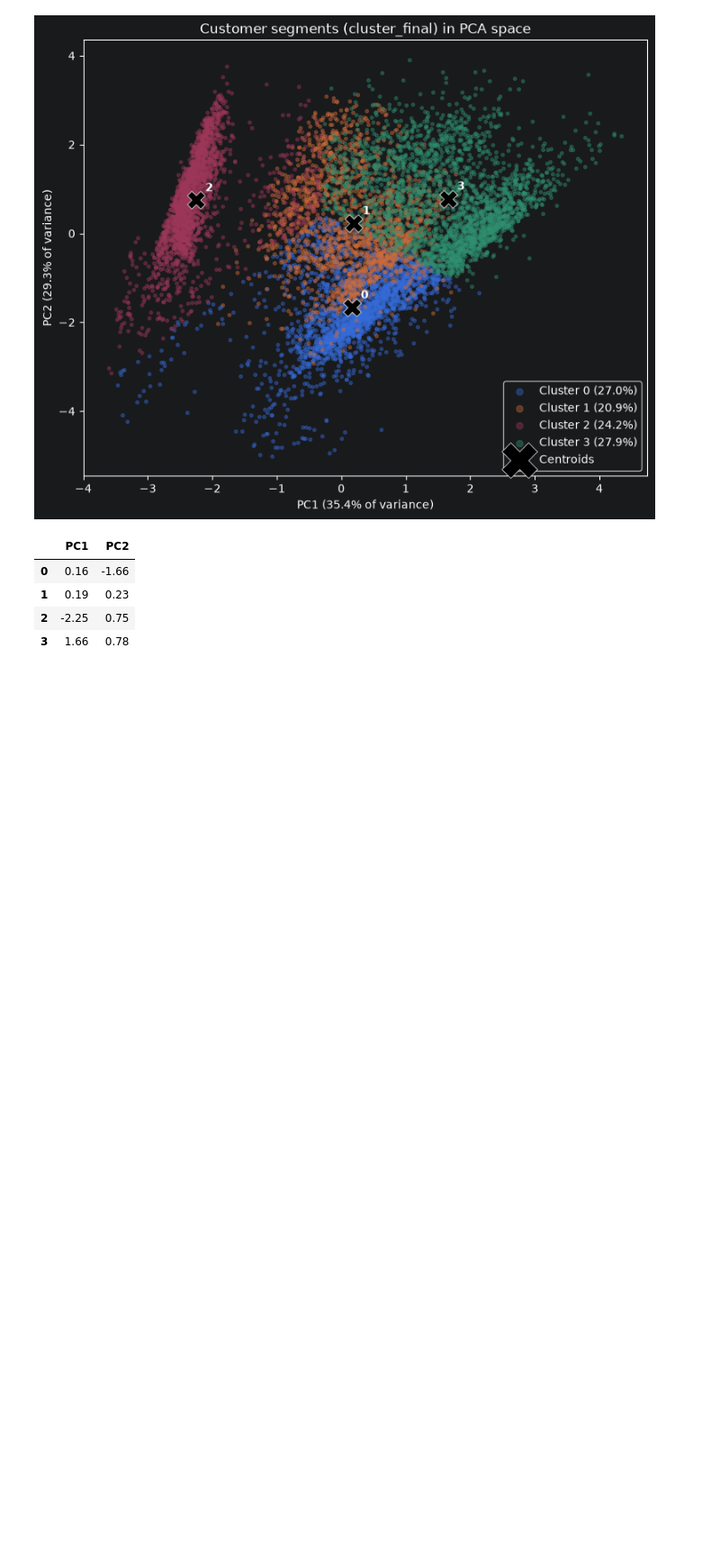
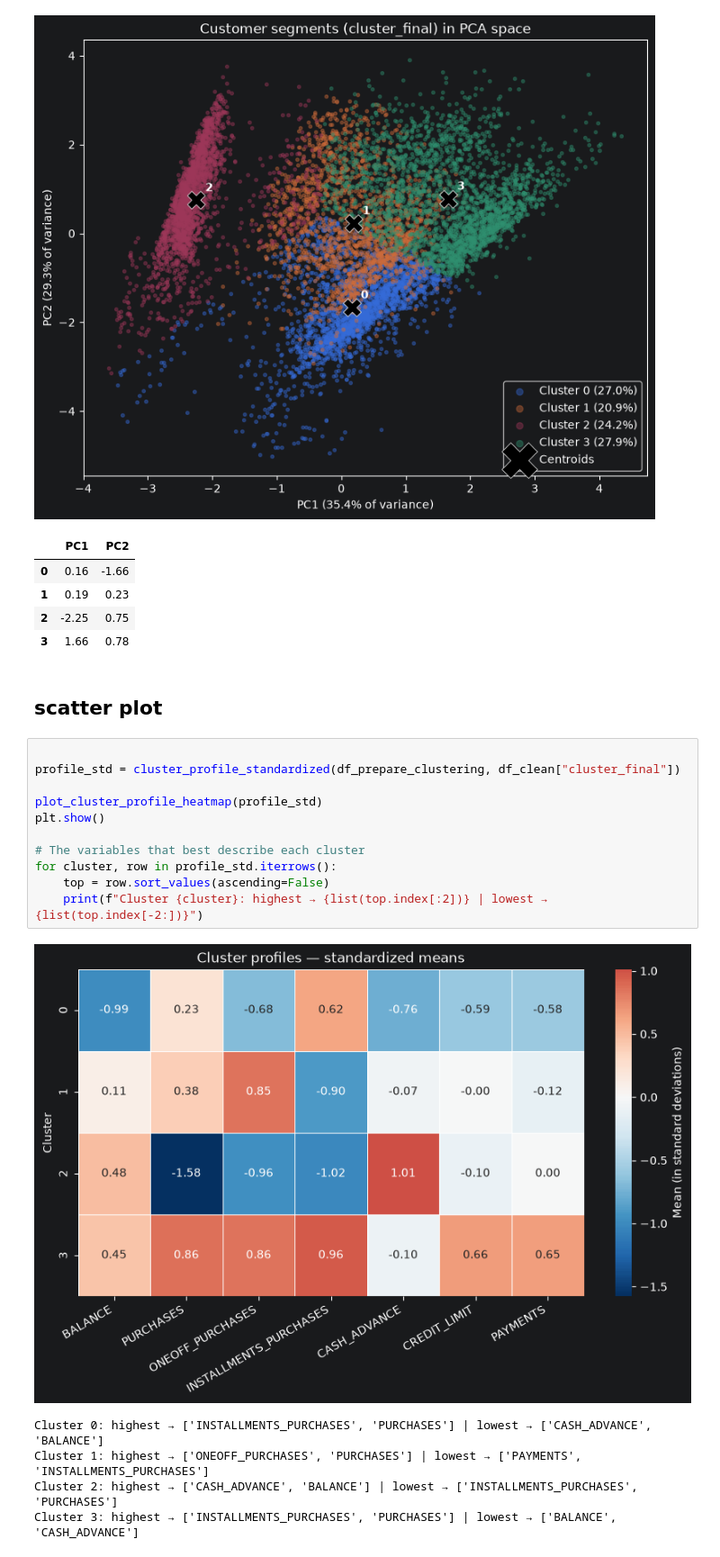
Before and after one commit to oelaimar/CardProfiler, a Jupyter notebook: notebooks/03_clustering.ipynb, the cells around one changed output. Shown at 90% size. Cells and saved outputs as stored; diff of their text form; blank space fills up the shorter version.

Commit message:
feat: add standardized cluster profile heatmap

```diff
--- a/notebooks/03_clustering.ipynb
+++ b/notebooks/03_clustering.ipynb
@@ -353,3 +353,22 @@ display(centroids.round(2))
 | 1 | 0.19 | 0.23 |
 | 2 | -2.25 | 0.75 |
 | 3 | 1.66 | 0.78 |
+# %% [markdown]
+## scatter plot
+# %%
+
+profile_std = cluster_profile_standardized(df_prepare_clustering, df_clean["cluster_final"])
+
+plot_cluster_profile_heatmap(profile_std)
+plt.show()
+
+# The variables that best describe each cluster
+for cluster, row in profile_std.iterrows():
+    top = row.sort_values(ascending=False)
+    print(f"Cluster {cluster}: highest → {list(top.index[:2])} | lowest → {list(top.index[-2:])}")
+# %% [output]
+[figure, added]
+Cluster 0: highest → ['INSTALLMENTS_PURCHASES', 'PURCHASES'] | lowest → ['CASH_ADVANCE', 'BALANCE']
+Cluster 1: highest → ['ONEOFF_PURCHASES', 'PURCHASES'] | lowest → ['PAYMENTS', 'INSTALLMENTS_PURCHASES']
+Cluster 2: highest → ['CASH_ADVANCE', 'BALANCE'] | lowest → ['INSTALLMENTS_PURCHASES', 'PURCHASES']
+Cluster 3: highest → ['INSTALLMENTS_PURCHASES', 'PURCHASES'] | lowest → ['BALANCE', 'CASH_ADVANCE']
```
Also changed, not shown: parts of 1 cell of this notebook, 2 other files.
